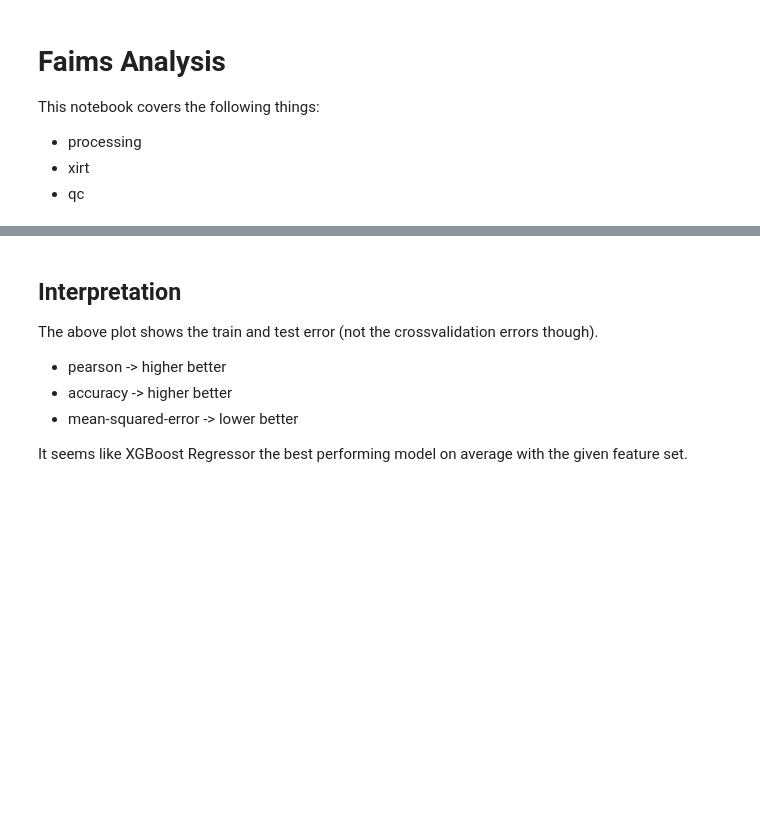
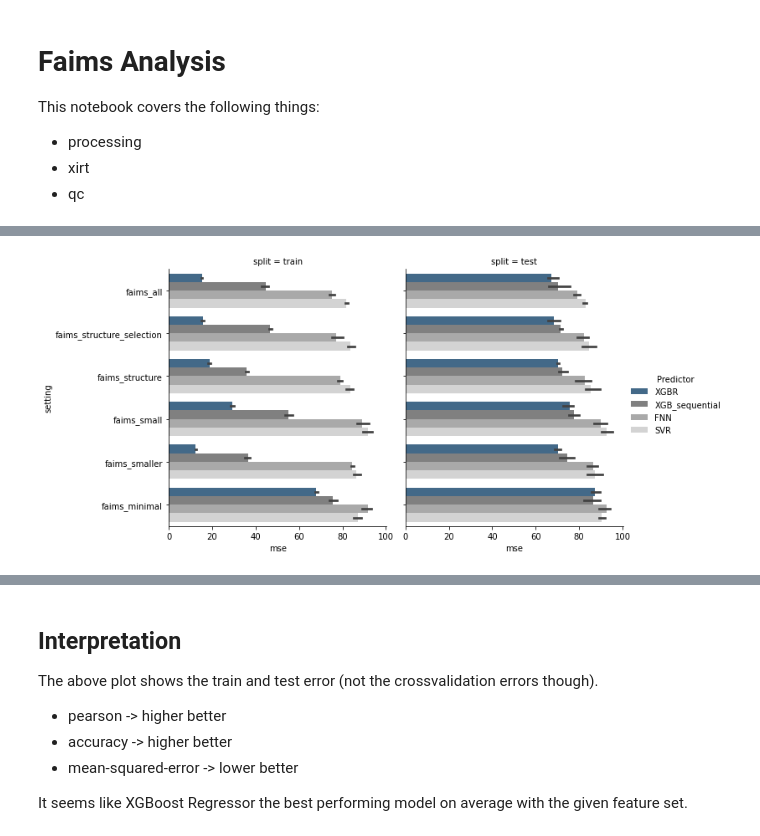
Before and after one commit to harel-coffee/xiFAIMS-auto, a Jupyter notebook: notebooks/xifaims_summary.ipynb, the cells around one changed output, grey strips where cells are left out. Saved outputs shown, nothing was run; the diff lists cells and outputs as text; code cells hidden in the pictures; blank space fills up the shorter version.

```diff
--- a/notebooks/xifaims_summary.ipynb
+++ b/notebooks/xifaims_summary.ipynb
@@ -27,0 +32,14 @@ def find_nearest(value, array):
+# %%
+# collect all
+from glob import glob
+files = glob(outdir + "/**/*all_metrics.csv", recursive=True)
+files = glob("../results_merged/**/*all_metrics.csv", recursive=True)
+dfs_metrics = []
+for file in files:
+    print (file)
+    df = pd.read_csv(file)
+    # simplify identification of file
+    df["setting"] = os.path.basename(df["config"].iloc[0]).split(".")[0]
+    dfs_metrics.append(df)
+dfs_metrics = pd.concat(dfs_metrics)
+dfs_metrics.head()
@@ -27,0 +59,19 @@ def find_nearest(value, array):
+# %%
+# easier to interpret with abs
+dfs_metrics["mse"] = dfs_metrics["mse"].abs()
+dfs_metrics.rename(columns={"classifier": "Predictor"}, inplace=True)
+# hand-crafted - few -> many features
+order = ["faims_minimal", "faims_smaller", "faims_small", "faims_structure", "faims_structure_selection", "faims_all"][::-1]
+# hand-crafted by performance
+hue_order = ["XGBR", "XGB_sequential", "FNN", "SVR"]
+# same
+colors = ["#376A94", "grey", "darkgrey", "lightgrey"]
+regressors = dfs_metrics[~dfs_metrics["Predictor"].str.contains("C")]
+sns.catplot(y="setting", x="mse", hue="Predictor", col="split", data=regressors, kind="bar",
+           col_order=["train", "test"], order=order, orient="h", hue_order=hue_order, palette=colors)
+#sns.catplot(y="setting", x="mse", hue="Predictor", col="split", data=dfs_metrics[dfs_metrics["Predictor"].str.contains("C")], kind="bar",
+#           col_order=["train", "test"], order=order, orient="h")
+plt.savefig("model_selection.png")
+plt.savefig("model_selection.svg")
+# %% [output]
+[figure, added]
```
Also changed, not shown: parts of 11 cells of this notebook, 17 other files.
